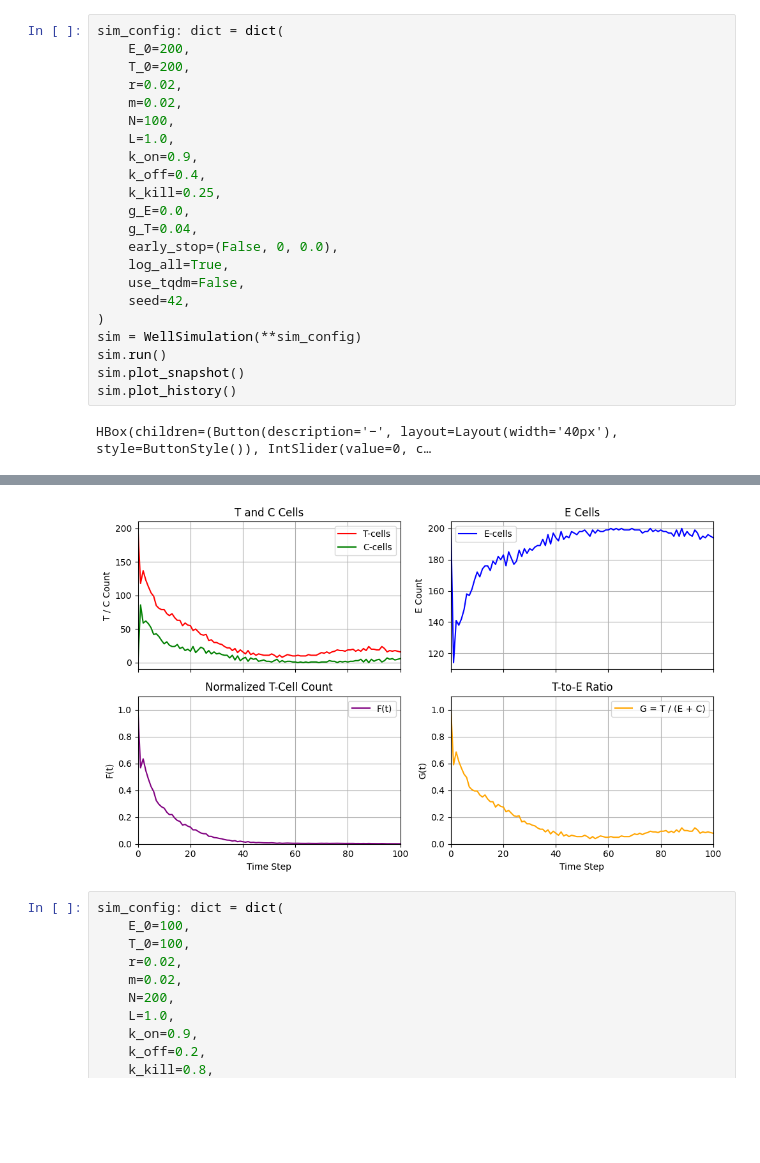
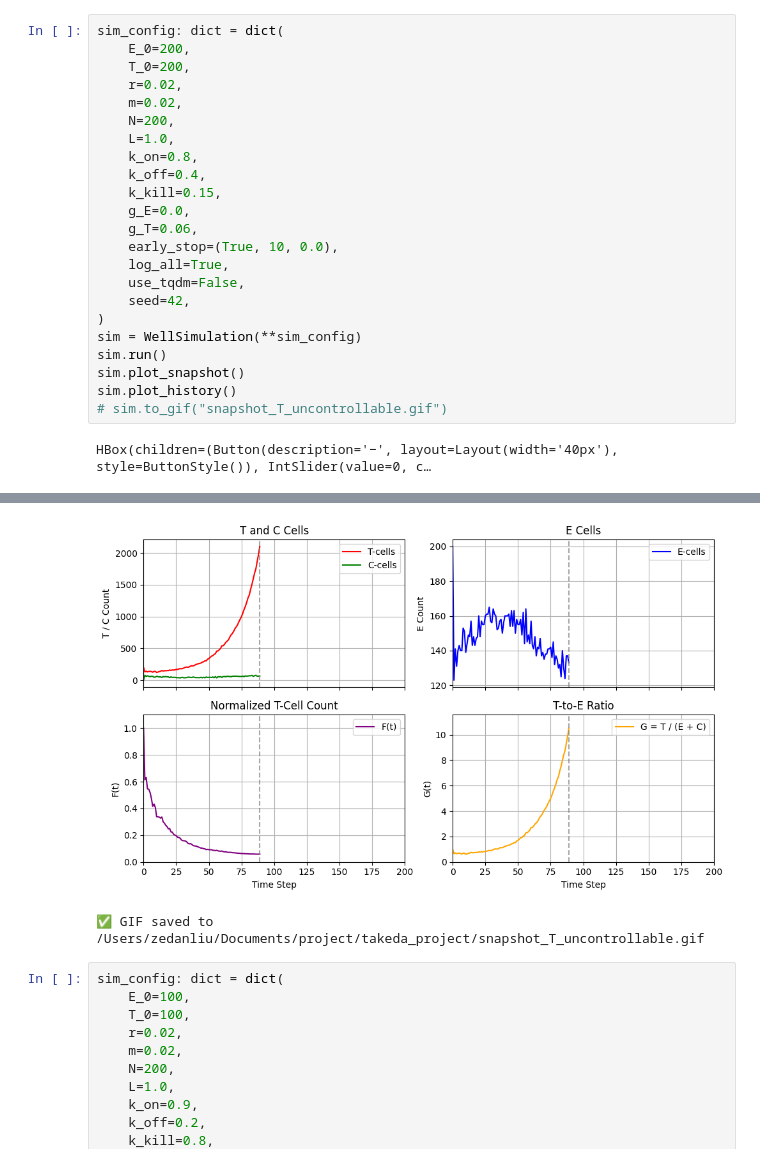
Before and after one commit to iumery/mti_takeda_project, a Jupyter notebook: agent_model_optimized.ipynb, the cells around one changed output, grey strips where cells are left out. Saved outputs shown, nothing was run; the diff lists cells and outputs as text; blank space fills up the shorter version.

```diff
--- a/agent_model_optimized.ipynb
+++ b/agent_model_optimized.ipynb
@@ -697,29 +756,31 @@ def fit_params(param_spec: dict, obs_E, obs_T, obs_C, n_runs=30) -> dict:
 # %%
 sim_config: dict = dict(
     E_0=200,
     T_0=200,
     r=0.02,
     m=0.02,
-    N=100,
+    N=200,
     L=1.0,
-    k_on=0.9,
+    k_on=0.8,
     k_off=0.4,
-    k_kill=0.25,
+    k_kill=0.15,
     g_E=0.0,
-    g_T=0.04,
-    early_stop=(False, 0, 0.0),
+    g_T=0.06,
+    early_stop=(True, 10, 0.0),
     log_all=True,
     use_tqdm=False,
     seed=42,
 )
 sim = WellSimulation(**sim_config)
 sim.run()
 sim.plot_snapshot()
 sim.plot_history()
+# sim.to_gif("snapshot_T_uncontrollable.gif")
 # %% [output]
 HBox(children=(Button(description='−', layout=Layout(width='40px'), style=ButtonStyle()), IntSlider(value=0, c…
 [interactive output not drawn]
-[figure, old version]
+[figure, new version]
+✅ GIF saved to /Users/zedanliu/Documents/project/takeda_project/snapshot_T_uncontrollable.gif
 # %%
 sim_config: dict = dict(
     E_0=100,
```
Also changed, not shown: parts of 3 cells of this notebook, 3 other files.
